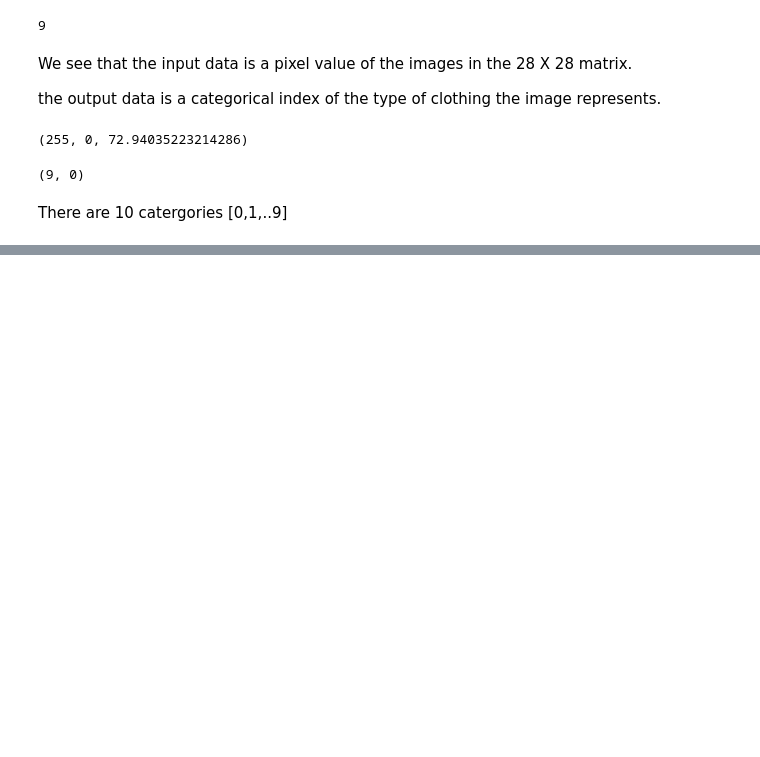
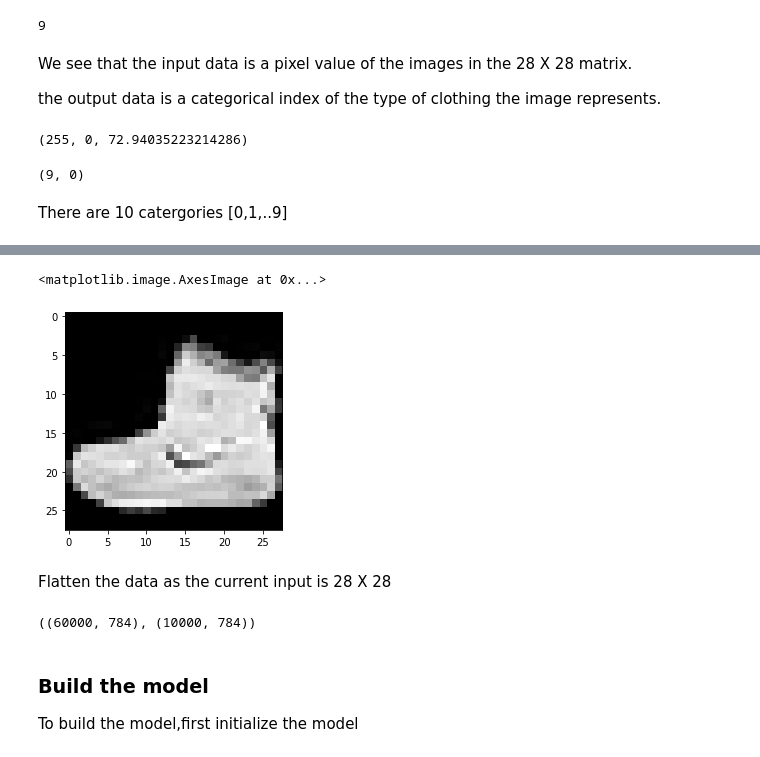
Before and after one commit to sowmyarajesh/ML_ANN, a Jupyter notebook: ANN_Classification.ipynb, the cells around one changed output, grey strips where cells are left out. Drawn from its saved outputs; the diff is of its cells as text; code cells hidden in the pictures; blank space fills up the shorter version.

```diff
--- a/ANN_Classification.ipynb
+++ b/ANN_Classification.ipynb
@@ -63,0 +84,10 @@ There are 10 catergories [0,1,..9]
+# %%
+x_train = x_train/255.0
+x_test = x_test/255.0
+# %%
+plt.imshow(x_train[0], cmap="gray")
+# %% [output]
+<matplotlib.image.AxesImage at 0x...>
+[figure, added]
+# %% [markdown]
+Flatten the data as the current input is 28 X 28
@@ -63,0 +97,8 @@ There are 10 catergories [0,1,..9]
+# %%
+x_train.shape, x_test.shape
+# %% [output]
+((60000, 784), (10000, 784))
+# %% [markdown]
+### Build the model
+
+To build the model,first initialize the model
```
Also changed, not shown: parts of 23 cells of this notebook.
